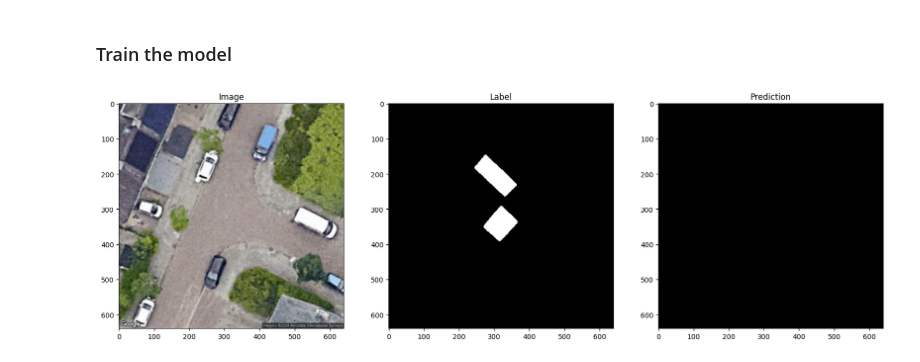
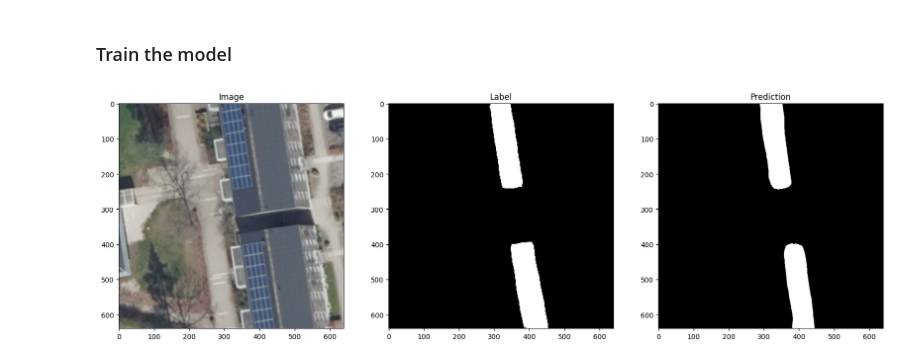
Before and after one commit to Tiburso/EnerVision, a Jupyter notebook: dataloaders.ipynb, the cells around one changed output. Cells and saved outputs as stored; diff of their text form; code cells hidden in the pictures.

Commit message:
Resume goated solar_dk dataset from previous checkpoint

```diff
--- a/dataloaders.ipynb
+++ b/dataloaders.ipynb
@@ -193,23 +193,23 @@ transform = transforms.Compose([
     transforms.Normalize(mean=[0.485, 0.456, 0.406], std=[0.229, 0.224, 0.225]),
 ])
 
-# test_folder = "data/solardk_dataset_neurips_v2/herlev_test/test"
-# test_dataset = SolarDKDataset(test_folder, total_samples=500)
-# test_loader = DataLoader(test_dataset, batch_size=1, shuffle=True)
+test_folder = "data/solardk_dataset_neurips_v2/herlev_test/test"
+test_dataset = SolarDKDataset(test_folder, total_samples=500)
+test_loader = DataLoader(test_dataset, batch_size=1, shuffle=True)
 
 # test_folder = "data/NL-Solar-Panel-Seg-1/test"
 # test_dataset = CocoSegmentationDataset(test_folder)
 # test_loader = DataLoader(test_dataset, batch_size=1, shuffle=True)
 
-test_folder = "data/germany_dataset"
-test_dataset = GermanyDataset(test_folder)
-test_loader = DataLoader(test_dataset, batch_size=1, shuffle=True)
+# test_folder = "data/germany_dataset"
+# test_dataset = GermanyDataset(test_folder)
+# test_loader = DataLoader(test_dataset, batch_size=1, shuffle=True)
 
 
-image = Image.open("imgs/eindhoven_station.png").convert("RGB")
+image = Image.open("imgs/eindhoven_satellite.png").convert("RGB")
 image = transform(image).unsqueeze(0)
 
-model = BaseModel.load_from_checkpoint("lightning_logs/version_251386/checkpoints/last.ckpt")
+model = BaseModel.load_from_checkpoint("lightning_logs/version_251115/checkpoints/last.ckpt")
 # checkpoint = torch.load("lightning_logs/version_251115/checkpoints/last.ckpt", map_location=torch.device("cpu"))
 
 task = "multiclass"
@@ -217,33 +217,33 @@ num_classes = 2
 
 model.eval()
 with torch.no_grad():
-    # iterator = iter(test_loader)
-    # image, label = next(iterator)
+    iterator = iter(test_loader)
+    image, label = next(iterator)
     output = model(image)
 
     image = inv_transform(image)
     # label = model.model.target(label)
     # # loss = loss_fn(output, label)
 
     # label = label.argmax(dim=1)
 
     # # print(f"Loss: {loss.item()}")
     # print(f"Dice Score: {dice(output, label.int())}")
     # print(f"Jaccard Index: {jaccard_index(output, label, task=task, num_classes=num_classes, average='macro')}")
     # print(f"Precision: {precision(output, label, task=task, num_classes=  num_classes, average='macro')}")
     # print(f"Accuracy: {accuracy(output, label, task=task, num_classes=num_classes)}")
     # print(f"Recall: {recall(output, label, task=task, num_classes=num_classes)}")
     # print(f"F1 Score: {f1_score(output, label, task=task, num_classes=num_classes)}")
 
     fig, ax = plt.subplots(1, 3, figsize=(20, 10))
 
     ax[0].imshow(image[0].permute(1, 2, 0))
     ax[0].set_title("Image")
 
     ax[1].imshow(label.squeeze(), cmap="gray")
     ax[1].set_title("Label")
 
     ax[2].imshow(output.argmax(dim=1).squeeze(), cmap="gray")
     ax[2].set_title("Prediction")
 # %% [output]
-[figure, old version]
+[figure, new version]
```
Also changed, not shown: 2 other files.
